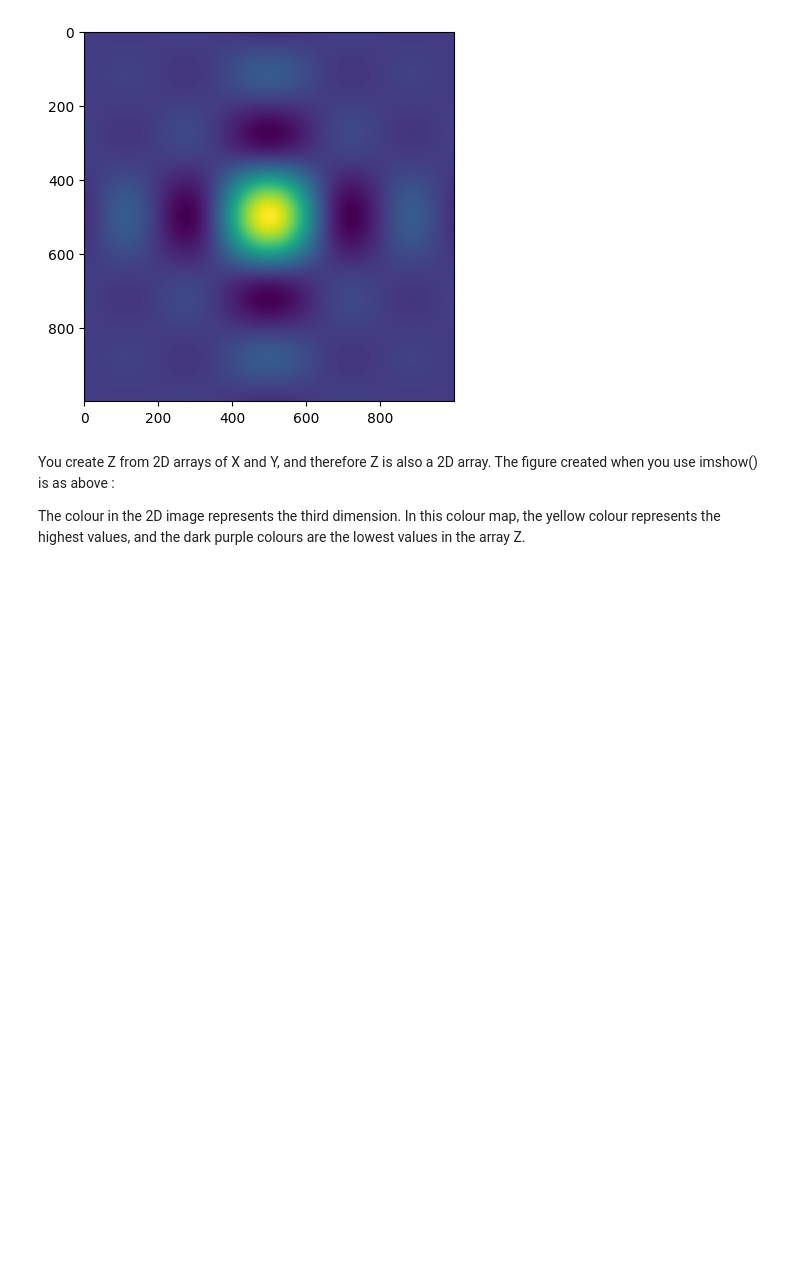
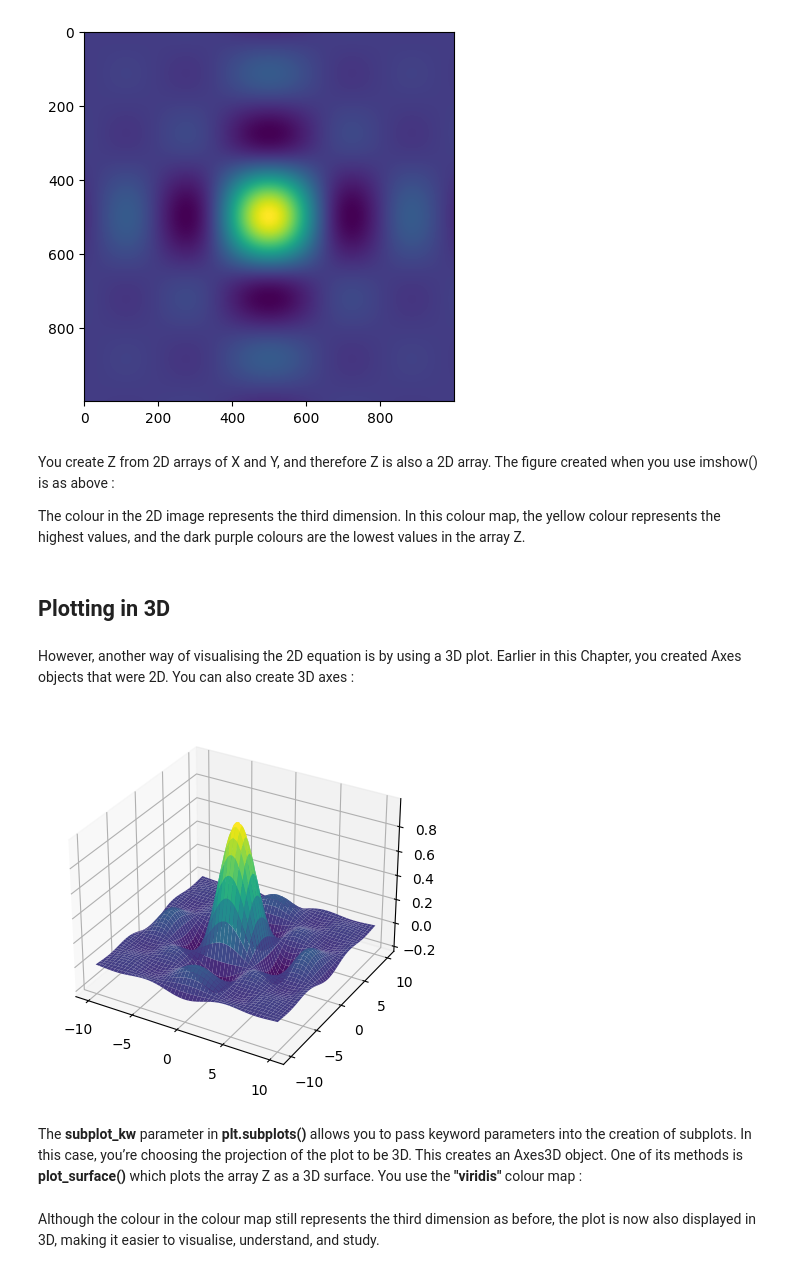
Before and after one commit to EfekanAlpsa/DataScientist-RoadMap, a Jupyter notebook: 3 - Pandas, Data Visualization/Matplotlib/Basics of Data Visualization in Python Using Matplotlib/Basics of Data Visualization in Python Using Matplotlib.ipynb, the cells around one changed output. Cells and saved outputs as stored; diff of their text form; code cells hidden in the pictures; blank space fills up the shorter version.

Commit message:
reorganized 16. part of Basic of Data Visualization Python Using Matplotlib

```diff
--- a/3 - Pandas, Data Visualization/Matplotlib/Basics of Data Visualization in Python Using Matplotlib/Basics of Data Visualization in Python Using Matplotlib.ipynb
+++ b/3 - Pandas, Data Visualization/Matplotlib/Basics of Data Visualization in Python Using Matplotlib/Basics of Data Visualization in Python Using Matplotlib.ipynb
@@ -856,3 +856,29 @@ plt.show()
 You create Z from 2D arrays of X and Y, and therefore Z is also a 2D array. The figure created when you use imshow() is as above :
 
 The colour in the 2D image represents the third dimension. In this colour map, the yellow colour represents the highest values, and the dark purple colours are the lowest values in the array Z.
+# %% [markdown]
+## Plotting in 3D
+# %% [markdown]
+However, another way of visualising the 2D equation is by using a 3D plot. Earlier in this Chapter, you created Axes objects that were 2D. You can also create 3D axes :
+# %%
+import matplotlib.pyplot as plt
+import numpy as np
+
+x = np.linspace(-10, 10, 1000)
+y = np.linspace(-10, 10, 1000)
+
+X, Y = np.meshgrid(x, y)
+
+Z = (np.sin(x) / X) * (np.sin(Y) / Y)
+
+fig, ax = plt.subplots(subplot_kw={'projection':'3d'})
+
+ax.plot_surface(X, Y, Z, cmap="viridis")
+
+plt.show()
+# %% [output]
+[figure, added]
+# %% [markdown]
+The **subplot_kw** parameter in **plt.subplots()** allows you to pass keyword parameters into the creation of subplots. In this case, you’re choosing the projection of the plot to be 3D. This creates an Axes3D object. One of its methods is **plot_surface()** which plots the array Z as a 3D surface. You use the **"viridis"** colour map :
+# %% [markdown]
+Although the colour in the colour map still represents the third dimension as before, the plot is now also displayed in 3D, making it easier to visualise, understand, and study.
```
